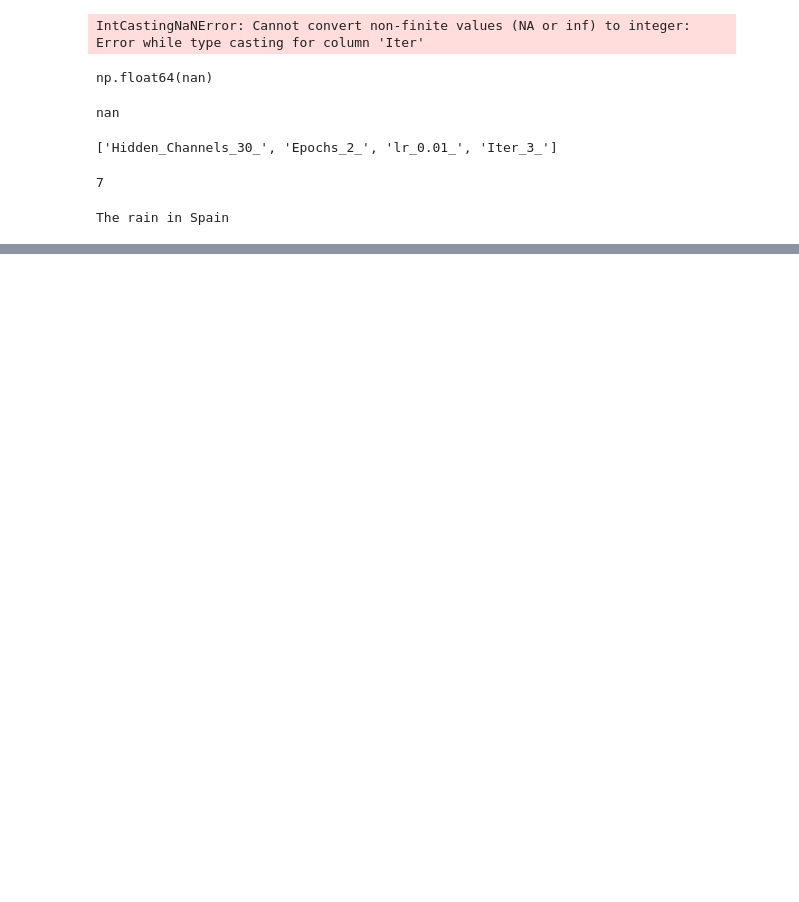
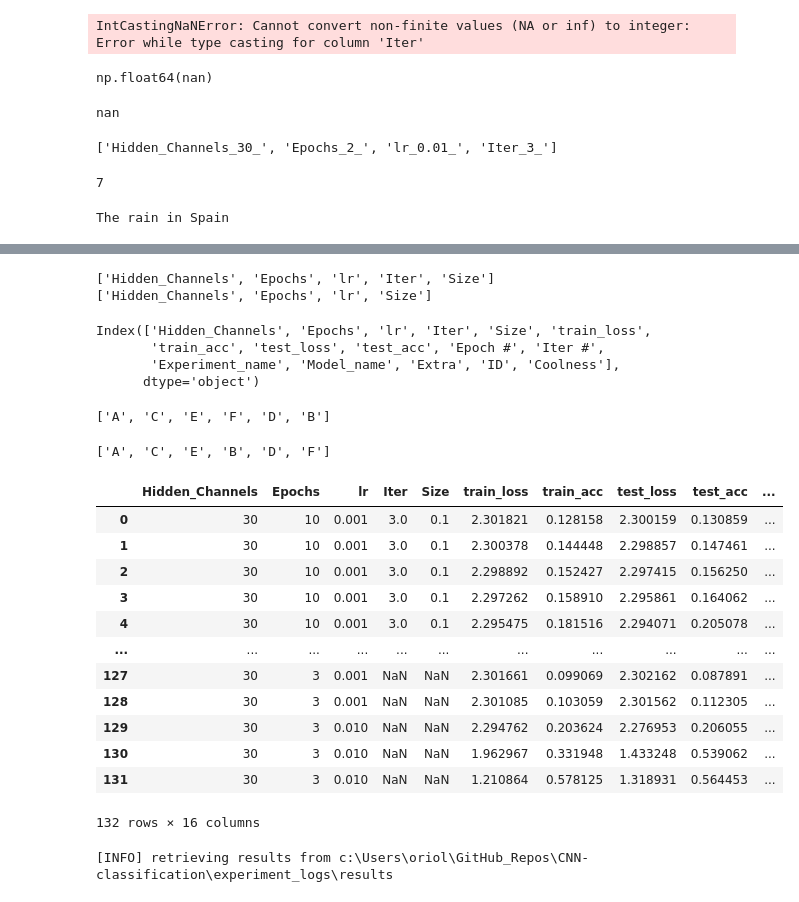
Before and after one commit to Oriol23/CNN-classification, a Jupyter notebook: notebooks/testnotebook.ipynb, the cells around one changed output, grey strips where cells are left out. Saved outputs shown, nothing was run; the diff lists cells and outputs as text; code cells hidden in the pictures; blank space fills up the shorter version.

```diff
--- a/notebooks/testnotebook.ipynb
+++ b/notebooks/testnotebook.ipynb
@@ -1148,0 +1182,50 @@ The rain in Spain
+# %%
+print(hpl)
+if "Iter" in hpl:
+    hpl.remove("Iter")
+print(hpl)
+# %% [output]
+['Hidden_Channels', 'Epochs', 'lr', 'Iter', 'Size']
+['Hidden_Channels', 'Epochs', 'lr', 'Size']
+# %%
+from utils.helpers import retrieve_results
+
+results = retrieve_results()
+results.columns
+# %% [output]
+Index(['Hidden_Channels', 'Epochs', 'lr', 'Iter', 'Size', 'train_loss',
+       'train_acc', 'test_loss', 'test_acc', 'Epoch #', 'Iter #',
+       'Experiment_name', 'Model_name', 'Extra', 'ID', 'Coolness'],
+      dtype='object')
+# %%
+A = set(["A","C","E"])
+B = set(["B","D","F"])
+C = list(A.union(B))
+print(C)
+# %% [output]
+['A', 'C', 'E', 'F', 'D', 'B']
+# %%
+[A.append(el) for el in B if el not in A]
+# %% [output]
+['A', 'C', 'E', 'B', 'D', 'F']
+# %%
+results
+# %% [output]
+|  | Hidden_Channels | Epochs | lr | Iter | Size | train_loss | train_acc | test_loss | test_acc | ... |
+| 0 | 30 | 10 | 0.001 | 3.0 | 0.1 | 2.301821 | 0.128158 | 2.300159 | 0.130859 | ... |
+| 1 | 30 | 10 | 0.001 | 3.0 | 0.1 | 2.300378 | 0.144448 | 2.298857 | 0.147461 | ... |
+| 2 | 30 | 10 | 0.001 | 3.0 | 0.1 | 2.298892 | 0.152427 | 2.297415 | 0.156250 | ... |
+| 3 | 30 | 10 | 0.001 | 3.0 | 0.1 | 2.297262 | 0.158910 | 2.295861 | 0.164062 | ... |
+| 4 | 30 | 10 | 0.001 | 3.0 | 0.1 | 2.295475 | 0.181516 | 2.294071 | 0.205078 | ... |
+| ... | ... | ... | ... | ... | ... | ... | ... | ... | ... | ... |
+| 127 | 30 | 3 | 0.001 | NaN | NaN | 2.301661 | 0.099069 | 2.302162 | 0.087891 | ... |
+| 128 | 30 | 3 | 0.001 | NaN | NaN | 2.301085 | 0.103059 | 2.301562 | 0.112305 | ... |
+| 129 | 30 | 3 | 0.010 | NaN | NaN | 2.294762 | 0.203624 | 2.276953 | 0.206055 | ... |
+| 130 | 30 | 3 | 0.010 | NaN | NaN | 1.962967 | 0.331948 | 1.433248 | 0.539062 | ... |
+| 131 | 30 | 3 | 0.010 | NaN | NaN | 1.210864 | 0.578125 | 1.318931 | 0.564453 | ... |
+132 rows × 16 columns
+# %%
+from utils.helpers import retrieve_results
+res_new = retrieve_results()
+# %% [output]
+[INFO] retrieving results from c:\Users\oriol\GitHub_Repos\CNN-classification\experiment_logs\results
```
Also changed, not shown: parts of 16 cells of this notebook, 1 other file.
